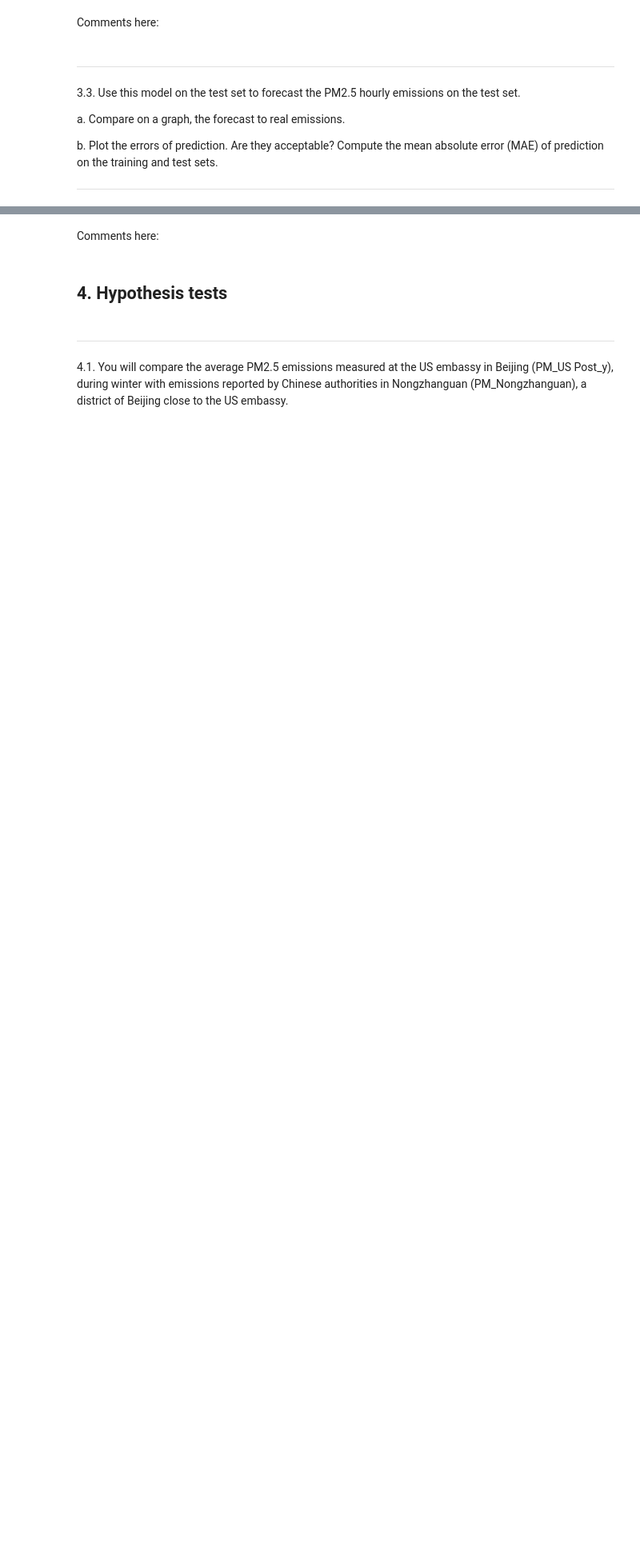
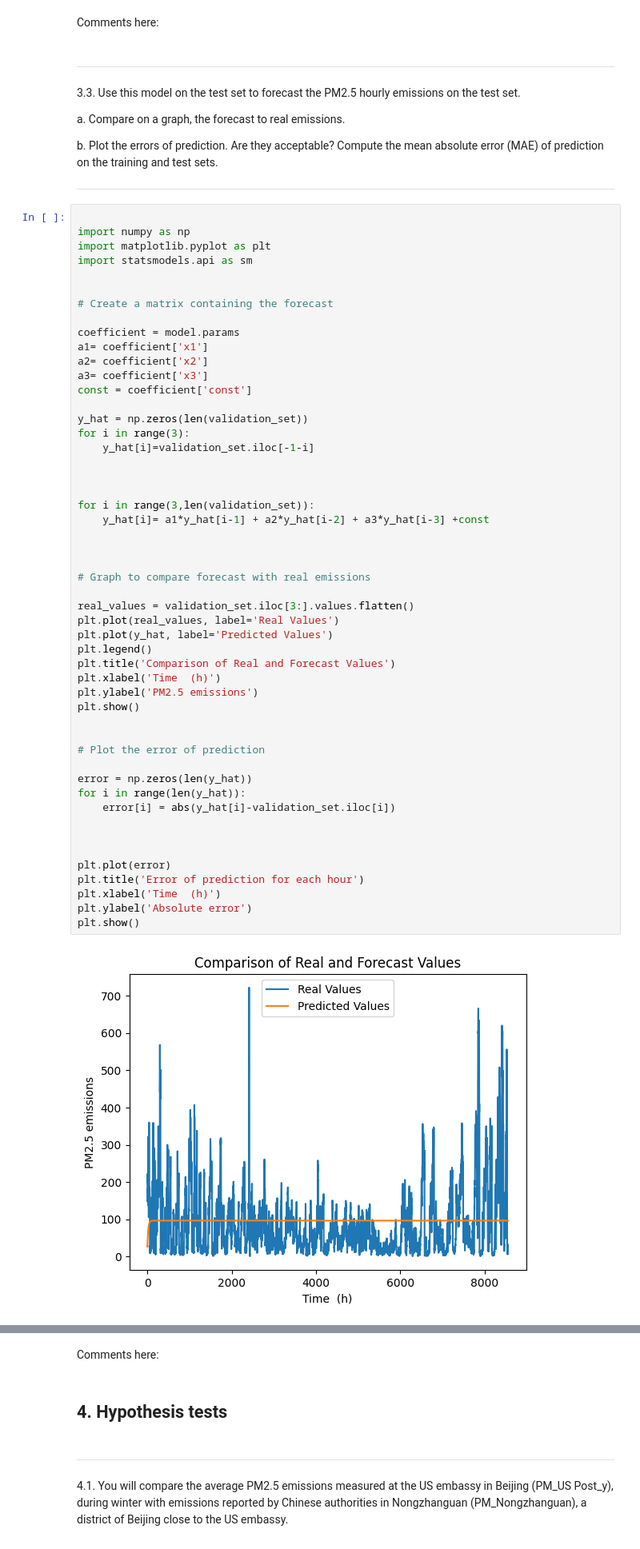
Before and after one commit to Edouard1000/Hackaton1, a Jupyter notebook: Hackathon 1.ipynb, the cells around one changed output, grey strips where cells are left out. Shown at 80% size. Drawn from its saved outputs; the diff is of its cells as text; blank space fills up the shorter version.

```diff
--- a/Hackathon 1.ipynb
+++ b/Hackathon 1.ipynb
@@ -589,3 +622,56 @@ a. Compare on a graph, the forecast to real emissions.
 b. Plot the errors of prediction. Are they acceptable? Compute the mean absolute error (MAE) of prediction on the training and test sets.
 
 ------------------------------------------------------------------------------------------------------
+# %%
+
+import numpy as np
+import matplotlib.pyplot as plt
+import statsmodels.api as sm
+
+
+# Create a matrix containing the forecast
+
+coefficient = model.params
+a1= coefficient['x1']
+a2= coefficient['x2']
+a3= coefficient['x3']
+const = coefficient['const']
+
+y_hat = np.zeros(len(validation_set))
+for i in range(3):
+    y_hat[i]=validation_set.iloc[-1-i]
+
+
+
+for i in range(3,len(validation_set)):
+    y_hat[i]= a1*y_hat[i-1] + a2*y_hat[i-2] + a3*y_hat[i-3] +const
+
+
+
+# Graph to compare forecast with real emissions
+
+real_values = validation_set.iloc[3:].values.flatten()
+plt.plot(real_values, label='Real Values')
+plt.plot(y_hat, label='Predicted Values')
+plt.legend()
+plt.title('Comparison of Real and Forecast Values')
+plt.xlabel('Time  (h)')
+plt.ylabel('PM2.5 emissions')
+plt.show()
+
+
+# Plot the error of prediction
+
+error = np.zeros(len(y_hat))
+for i in range(len(y_hat)):
+    error[i] = abs(y_hat[i]-validation_set.iloc[i])
+
+
+
+plt.plot(error)
+plt.title('Error of prediction for each hour')
+plt.xlabel('Time  (h)')
+plt.ylabel('Absolute error')
+plt.show()
+# %% [output]
+[figure, added]
```
Also changed, not shown: parts of 3 cells of this notebook.
